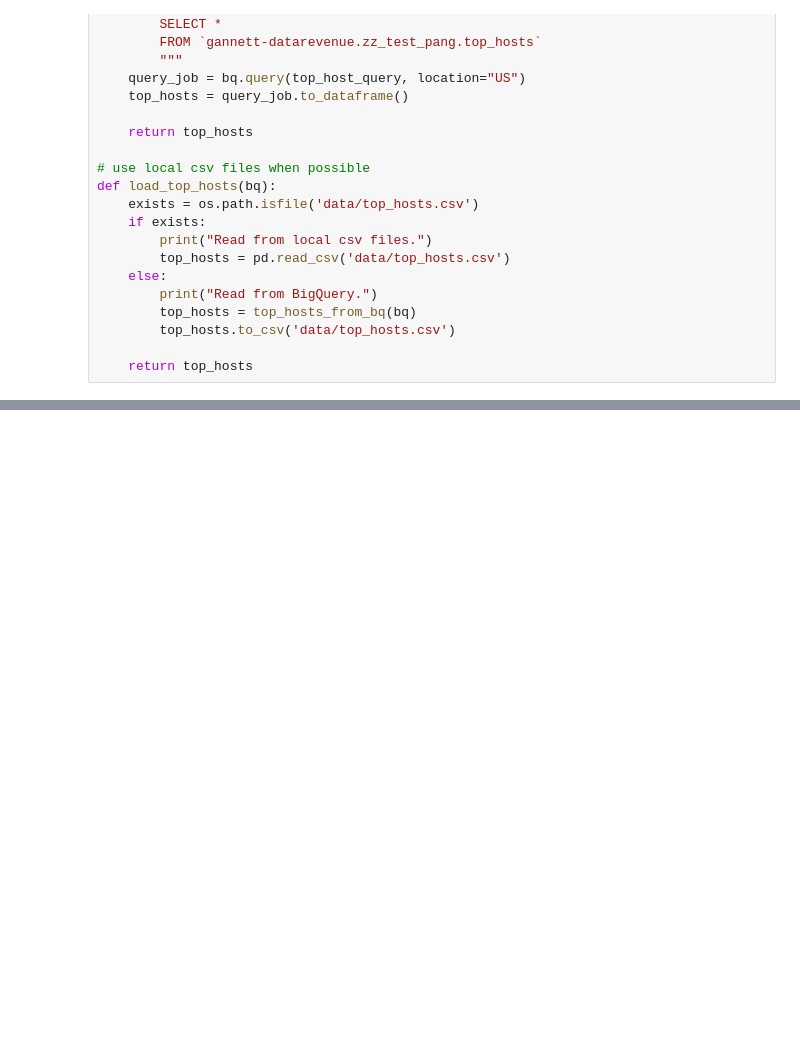
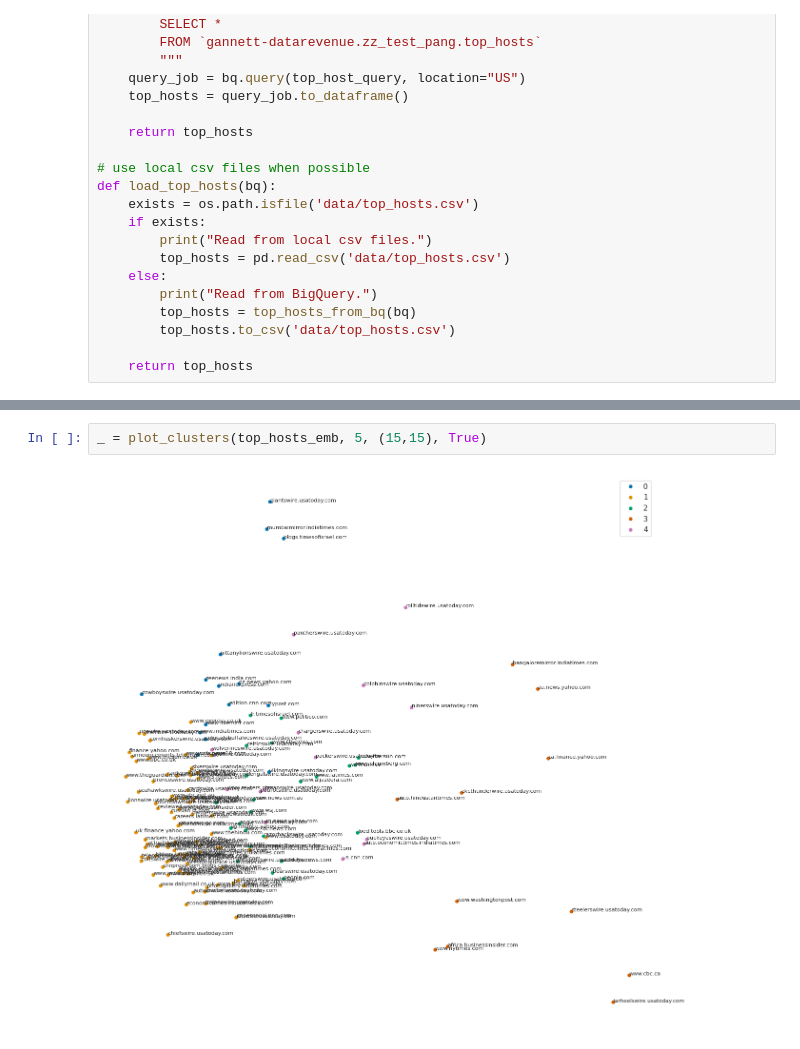
Before and after one commit to cecilpang/news-outlets, a Jupyter notebook: notebooks/news_outlets.ipynb, the cells around one changed output, grey strips where cells are left out. Saved outputs shown, nothing was run; the diff lists cells and outputs as text; blank space fills up the shorter version.

```diff
--- a/notebooks/news_outlets.ipynb
+++ b/notebooks/news_outlets.ipynb
@@ -347,0 +402,4 @@ torch.Size([151, 12])
+# %%
+_ = plot_clusters(top_hosts_emb, 5, (15,15), True)
+# %% [output]
+[figure, added]
```
Also changed, not shown: parts of 31 cells of this notebook, 1 other file.
